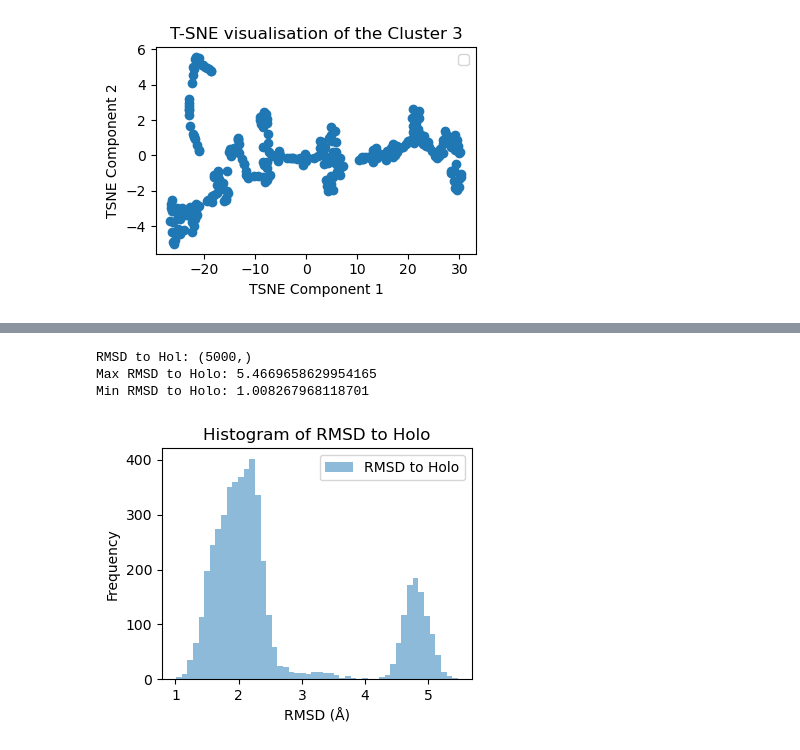
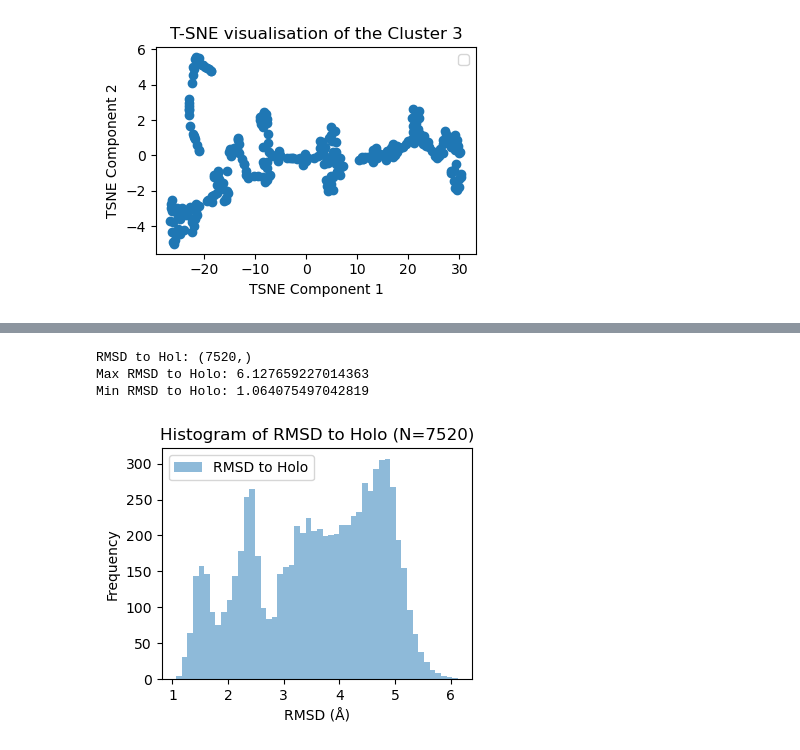
Before and after one commit to john-zcliu/oshea-j-wood-c-pbp-design-2023, a Jupyter notebook: mdTrajAnalysis.ipynb, the cells around one changed output, grey strips where cells are left out. Drawn from its saved outputs; the diff is of its cells as text; code cells hidden in the pictures.

```diff
--- a/mdTrajAnalysis.ipynb
+++ b/mdTrajAnalysis.ipynb
@@ -378,7 +379,7 @@ for cluster_id in range(n_clusters):
 [figure]
 [figure]
 # %%
-sims = range(1, 6)
+sims = range(1, 9)
 results = {}
 
 for sim in sims:
@@ -416,10 +417,10 @@ for sim in sims:
     protein_atoms_crystal_hol = u_crystal_hol.select_atoms('protein and name CA')
 
     # Calculate RMSD for apo
-    RMSD_apo = rms.RMSD(protein_atoms_traj_apo, protein_atoms_crystal_apo).run()
+    RMSD_hol = rms.RMSD(protein_atoms_traj_apo, protein_atoms_crystal_apo).run()
 
     # Calculate RMSD for holo
-    RMSD_hol = rms.RMSD(protein_atoms_traj_apo, protein_atoms_crystal_hol).run()
+    RMSD_apo = rms.RMSD(protein_atoms_traj_apo, protein_atoms_crystal_hol).run()
 
     # Extract timeseries data using the `.timeseries()` method
     # Shape: (num_frames, num_CA_atoms, 3)
@@ -465,26 +468,26 @@ for sim in sims:
 # %%
 
 # concate the data for all simulations, and plot the histogram
 RMSD_hol_values = np.concatenate([results[sim]['RMSD_hol'].results.rmsd[:uptoIdx, 2] for sim in sims])
 
 print("RMSD to Hol:", RMSD_hol_values.shape)
 print("Max RMSD to Holo:", np.max(RMSD_hol_values))
 print("Min RMSD to Holo:", np.min(RMSD_hol_values))
 
 plt.figure(figsize=(4, 3))
-plt.hist(RMSD_hol_values, bins=50, alpha=0.5, label='RMSD to Holo')
+plt.hist(RMSD_hol_values, bins=50, alpha=0.5, label=f'RMSD to Holo')
 plt.xlabel('RMSD (Å)')
 plt.ylabel('Frequency')
-plt.title('Histogram of RMSD to Holo')
+plt.title(f'Histogram of RMSD to Holo (N={len(RMSD_hol_values)})')
 plt.legend()
 plt.savefig(f"{NN_training_dir}/RMSD_histogram.png")
 plt.savefig(f"{NN_training_dir}/RMSD_histogram.pdf")
 plt.show()
 # %% [output]
-RMSD to Hol: (5000,)
-Max RMSD to Holo: 5.4669658629954165
-Min RMSD to Holo: 1.008267968118701
+RMSD to Hol: (7520,)
+Max RMSD to Holo: 6.127659227014363
+Min RMSD to Holo: 1.064075497042819
-[figure, old version]
+[figure, new version]
 # %%
 
 # Concatenate the data for all simulations
```
Also changed, not shown: parts of 9 cells of this notebook.
